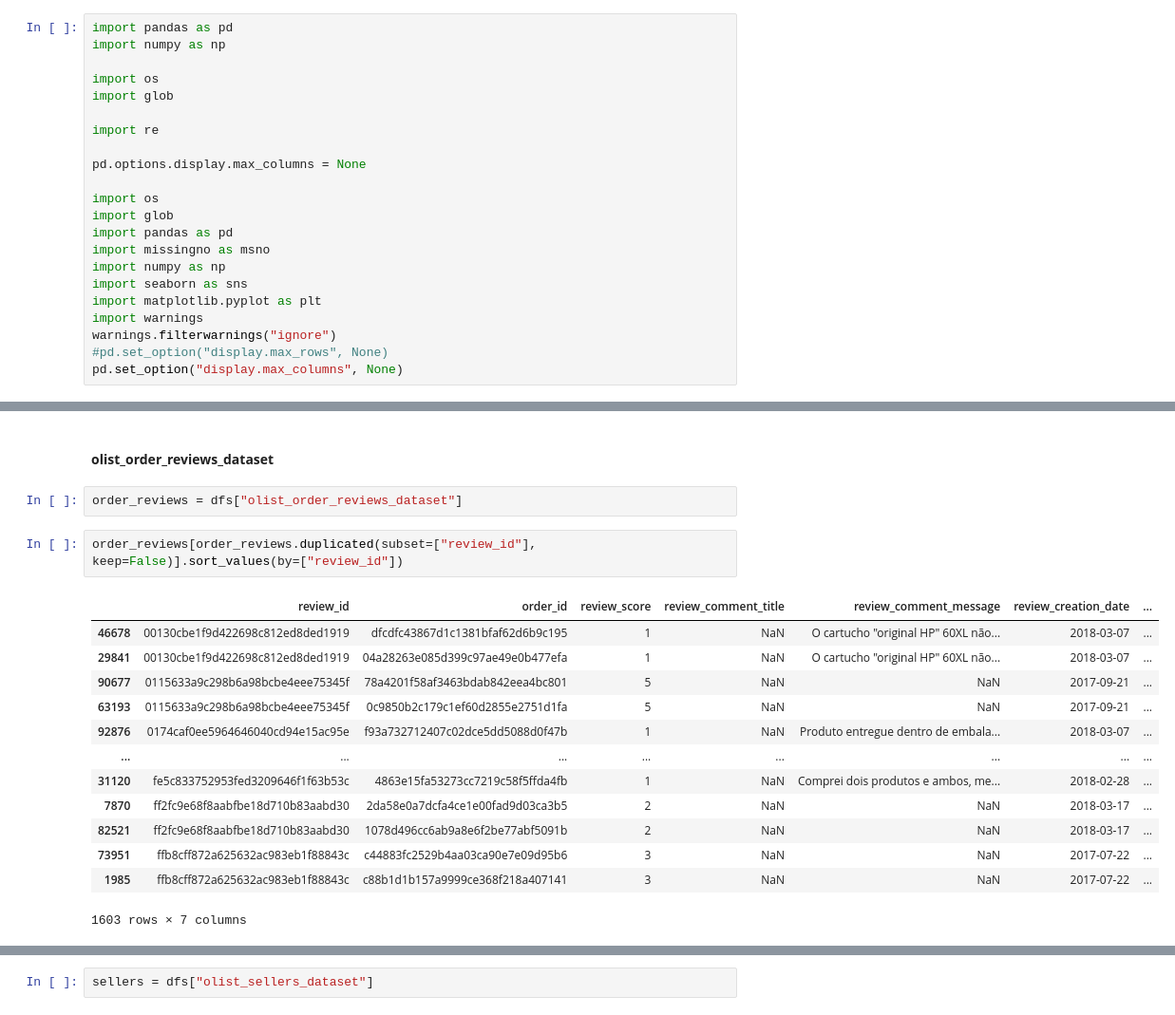
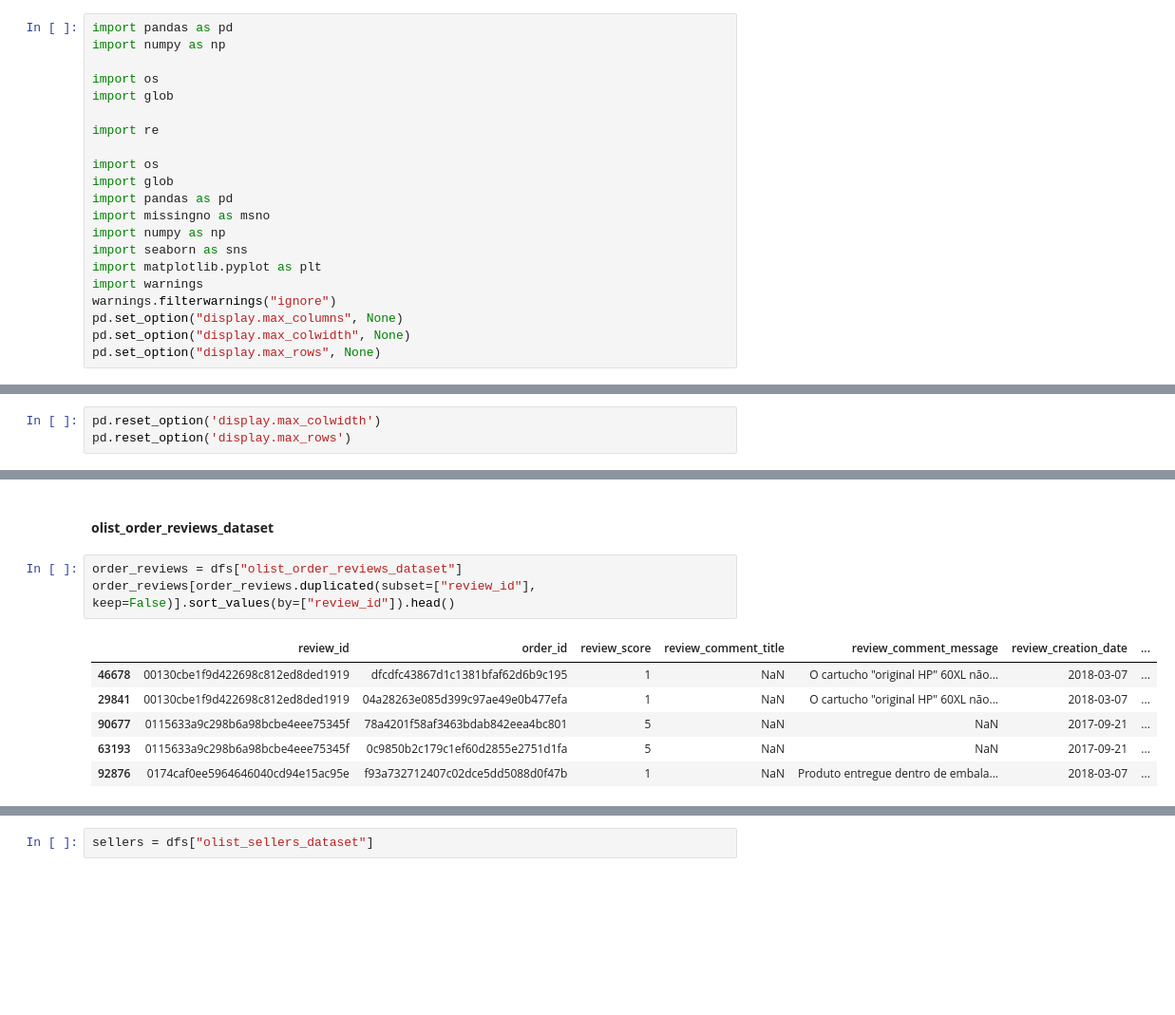
Before and after one commit to aridiawan/ecommerce-analysis, a Jupyter notebook: notebooks/1.0.2-data-preparation.ipynb, the cells around one changed output, grey strips where cells are left out. Shown at 95% size. Cells and saved outputs as stored; diff of their text form; blank space fills up the shorter version.

```diff
--- a/notebooks/1.0.2-data-preparation.ipynb
+++ b/notebooks/1.0.2-data-preparation.ipynb
@@ -6,8 +6,6 @@ import os
 import glob
 
 import re
-
-pd.options.display.max_columns = None
 
 import os
 import glob
@@ -18,5 +16,6 @@ import seaborn as sns
 import matplotlib.pyplot as plt
 import warnings
 warnings.filterwarnings("ignore")
-#pd.set_option("display.max_rows", None)
 pd.set_option("display.max_columns", None)
+pd.set_option("display.max_colwidth", None)
+pd.set_option("display.max_rows", None)
@@ -170,2 +153,5 @@ pd.concat([skim(dfs[n], n) for n in dfs.keys()], sort=False, ignore_index=True)
+# %%
+pd.reset_option('display.max_colwidth')
+pd.reset_option('display.max_rows')
 # %% [markdown]
 #### **olist_customers_dataset**
@@ -291,22 +246,14 @@ order_payments[order_payments["payment_value"]==0]
 | 100766 | b23878b3e8eb4d25a158f57d96331b18 | 4 | voucher | 1 | 0.0 |
 # %% [markdown]
 #### **olist_order_reviews_dataset**
-# %%
-order_reviews = dfs["olist_order_reviews_dataset"]
 # %%
-order_reviews[order_reviews.duplicated(subset=["review_id"], keep=False)].sort_values(by=["review_id"])
+order_reviews = dfs["olist_order_reviews_dataset"]
+order_reviews[order_reviews.duplicated(subset=["review_id"], keep=False)].sort_values(by=["review_id"]).head()
 # %% [output]
 |  | review_id | order_id | review_score | review_comment_title | review_comment_message | review_creation_date | ... |
 | 46678 | 00130cbe1f9d422698c812ed8ded1919 | dfcdfc43867d1c1381bfaf62d6b9c195 | 1 | NaN | O cartucho "original HP" 60XL não... | 2018-03-07 | ... |
 | 29841 | 00130cbe1f9d422698c812ed8ded1919 | 04a28263e085d399c97ae49e0b477efa | 1 | NaN | O cartucho "original HP" 60XL não... | 2018-03-07 | ... |
 | 90677 | 0115633a9c298b6a98bcbe4eee75345f | 78a4201f58af3463bdab842eea4bc801 | 5 | NaN | NaN | 2017-09-21 | ... |
 | 63193 | 0115633a9c298b6a98bcbe4eee75345f | 0c9850b2c179c1ef60d2855e2751d1fa | 5 | NaN | NaN | 2017-09-21 | ... |
 | 92876 | 0174caf0ee5964646040cd94e15ac95e | f93a732712407c02dce5dd5088d0f47b | 1 | NaN | Produto entregue dentro de embala... | 2018-03-07 | ... |
-| ... | ... | ... | ... | ... | ... | ... | ... |
-| 31120 | fe5c833752953fed3209646f1f63b53c | 4863e15fa53273cc7219c58f5ffda4fb | 1 | NaN | Comprei dois produtos e ambos, me... | 2018-02-28 | ... |
-| 7870 | ff2fc9e68f8aabfbe18d710b83aabd30 | 2da58e0a7dcfa4ce1e00fad9d03ca3b5 | 2 | NaN | NaN | 2018-03-17 | ... |
-| 82521 | ff2fc9e68f8aabfbe18d710b83aabd30 | 1078d496cc6ab9a8e6f2be77abf5091b | 2 | NaN | NaN | 2018-03-17 | ... |
-| 73951 | ffb8cff872a625632ac983eb1f88843c | c44883fc2529b4aa03ca90e7e09d95b6 | 3 | NaN | NaN | 2017-07-22 | ... |
-| 1985 | ffb8cff872a625632ac983eb1f88843c | c88b1d1b157a9999ce368f218a407141 | 3 | NaN | NaN | 2017-07-22 | ... |
-1603 rows × 7 columns
 # %%
```
Also changed, not shown: parts of 78 cells of this notebook, 1 other file.
